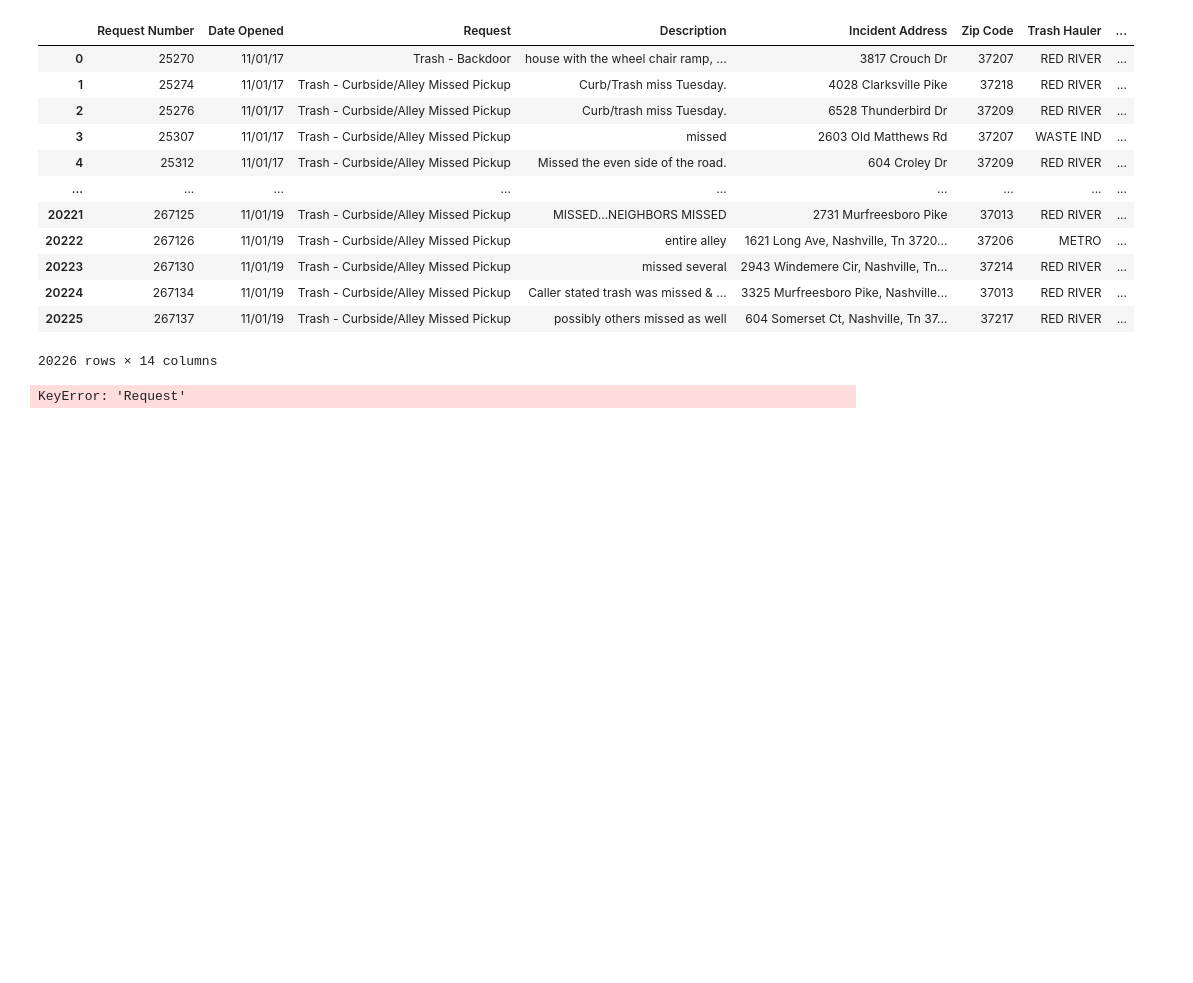
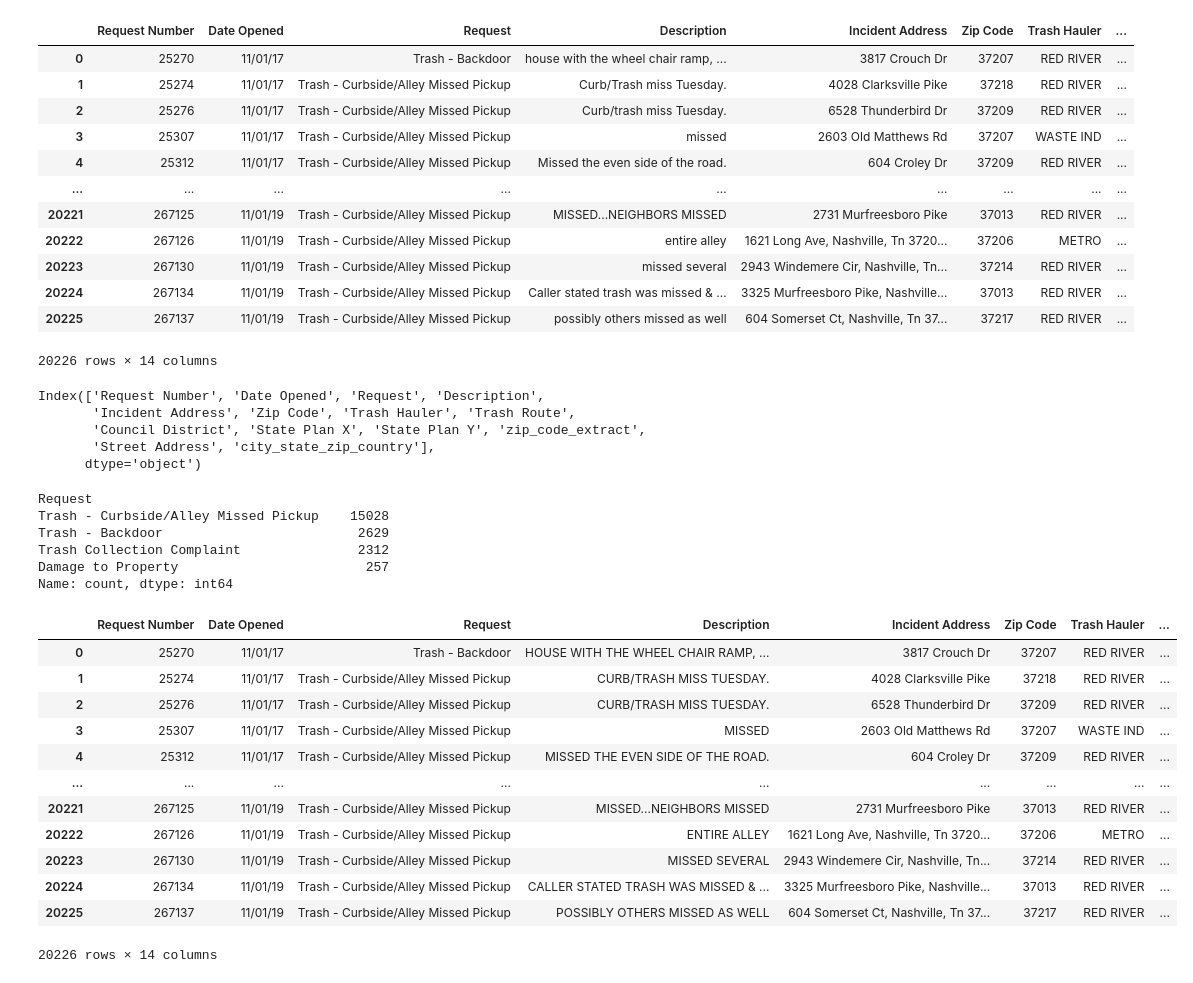
Before and after one commit to NSS-Full-Time-Data-Analytics-12/trash-haulers-wushock, a Jupyter notebook: Trash.ipynb, the cells around one changed output. Drawn from its saved outputs; the diff is of its cells as text; code cells hidden in the pictures; blank space fills up the shorter version.

```diff
--- a/Trash.ipynb
+++ b/Trash.ipynb
@@ -204,7 +204,7 @@ trash
 | 20225 | 267137 | 11/01/19 | Trash - Curbside/Alley Missed Pickup | possibly others missed as well | 604 Somerset Ct, Nashville, Tn 37... | 37217 | RED RIVER | ... |
 20226 rows × 14 columns
 # %%
-trash.rename( columns = {'Request	': 'Request'})
+trash = trash.rename( columns = {'Request ': 'Request'})
 trash
 # %% [output]
 |  | Request Number | Date Opened | Request | Description | Incident Address | Zip Code | Trash Hauler | ... |
@@ -220,7 +220,20 @@ trash
 | 20224 | 267134 | 11/01/19 | Trash - Curbside/Alley Missed Pickup | Caller stated trash was missed & ... | 3325 Murfreesboro Pike, Nashville... | 37013 | RED RIVER | ... |
 | 20225 | 267137 | 11/01/19 | Trash - Curbside/Alley Missed Pickup | possibly others missed as well | 604 Somerset Ct, Nashville, Tn 37... | 37217 | RED RIVER | ... |
 20226 rows × 14 columns
+# %%
+trash.columns
+# %% [output]
+Index(['Request Number', 'Date Opened', 'Request', 'Description',
+       'Incident Address', 'Zip Code', 'Trash Hauler', 'Trash Route',
+       'Council District', 'State Plan X', 'State Plan Y', 'zip_code_extract',
+       'Street Address', 'city_state_zip_country'],
+      dtype='object')
 # %%
 trash['Request'].value_counts()
 # %% [output]
-KeyError: 'Request'
+Request
+Trash - Curbside/Alley Missed Pickup    15028
+Trash - Backdoor                         2629
+Trash Collection Complaint               2312
+Damage to Property                        257
+Name: count, dtype: int64
@@ -229,0 +240,17 @@ for index, row in trash.iterrow():
+# %%
+trash['Description'] = trash['Description'].str.upper()
+trash
+# %% [output]
+|  | Request Number | Date Opened | Request | Description | Incident Address | Zip Code | Trash Hauler | ... |
+| 0 | 25270 | 11/01/17 | Trash - Backdoor | HOUSE WITH THE WHEEL CHAIR RAMP, ... | 3817 Crouch Dr | 37207 | RED RIVER | ... |
+| 1 | 25274 | 11/01/17 | Trash - Curbside/Alley Missed Pickup | CURB/TRASH MISS TUESDAY. | 4028 Clarksville Pike | 37218 | RED RIVER | ... |
+| 2 | 25276 | 11/01/17 | Trash - Curbside/Alley Missed Pickup | CURB/TRASH MISS TUESDAY. | 6528 Thunderbird Dr | 37209 | RED RIVER | ... |
+| 3 | 25307 | 11/01/17 | Trash - Curbside/Alley Missed Pickup | MISSED | 2603 Old Matthews Rd | 37207 | WASTE IND | ... |
+| 4 | 25312 | 11/01/17 | Trash - Curbside/Alley Missed Pickup | MISSED THE EVEN SIDE OF THE ROAD. | 604 Croley Dr | 37209 | RED RIVER | ... |
+| ... | ... | ... | ... | ... | ... | ... | ... | ... |
+| 20221 | 267125 | 11/01/19 | Trash - Curbside/Alley Missed Pickup | MISSED...NEIGHBORS MISSED | 2731 Murfreesboro Pike | 37013 | RED RIVER | ... |
+| 20222 | 267126 | 11/01/19 | Trash - Curbside/Alley Missed Pickup | ENTIRE ALLEY | 1621 Long Ave, Nashville, Tn 3720... | 37206 | METRO | ... |
+| 20223 | 267130 | 11/01/19 | Trash - Curbside/Alley Missed Pickup | MISSED SEVERAL | 2943 Windemere Cir, Nashville, Tn... | 37214 | RED RIVER | ... |
+| 20224 | 267134 | 11/01/19 | Trash - Curbside/Alley Missed Pickup | CALLER STATED TRASH WAS MISSED & ... | 3325 Murfreesboro Pike, Nashville... | 37013 | RED RIVER | ... |
+| 20225 | 267137 | 11/01/19 | Trash - Curbside/Alley Missed Pickup | POSSIBLY OTHERS MISSED AS WELL | 604 Somerset Ct, Nashville, Tn 37... | 37217 | RED RIVER | ... |
+20226 rows × 14 columns
```
Also changed, not shown: parts of 3 cells of this notebook.
